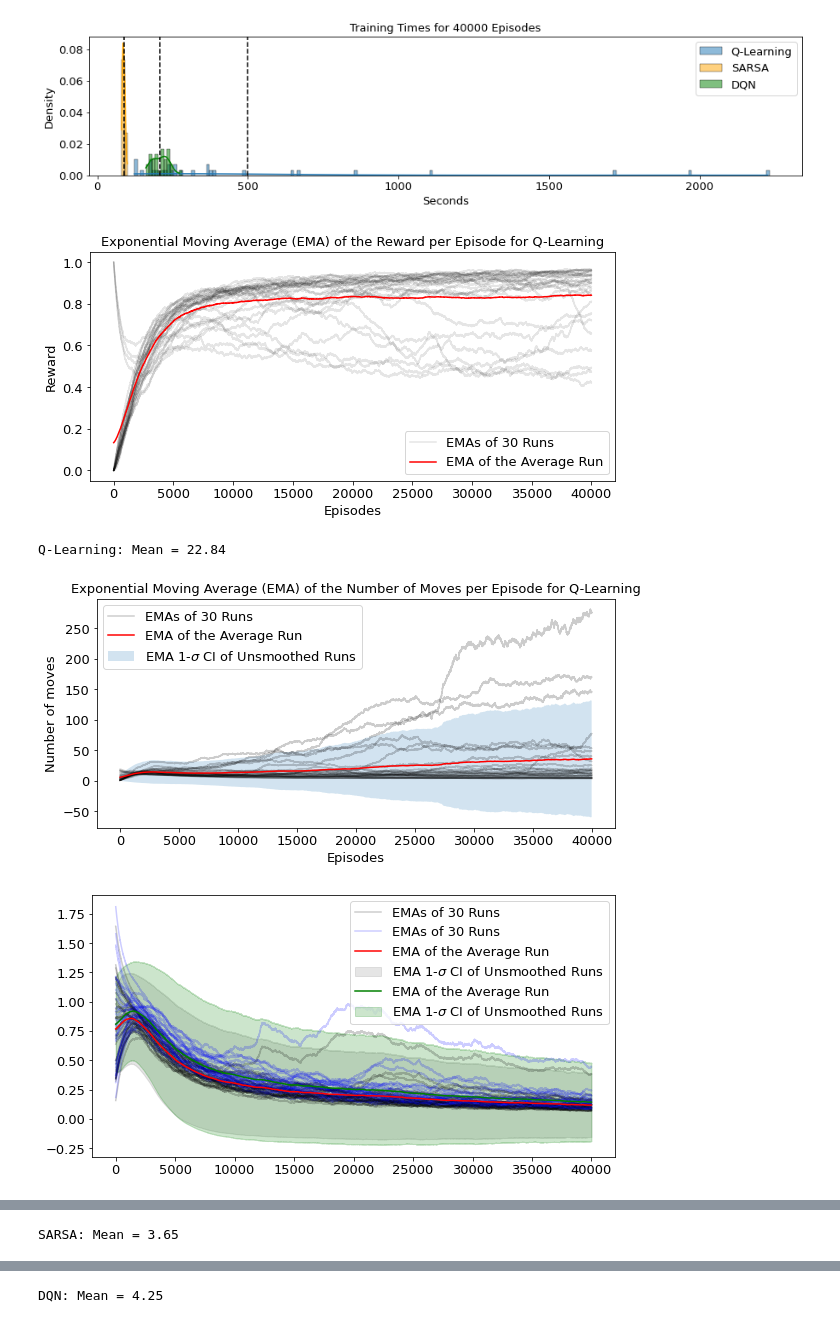
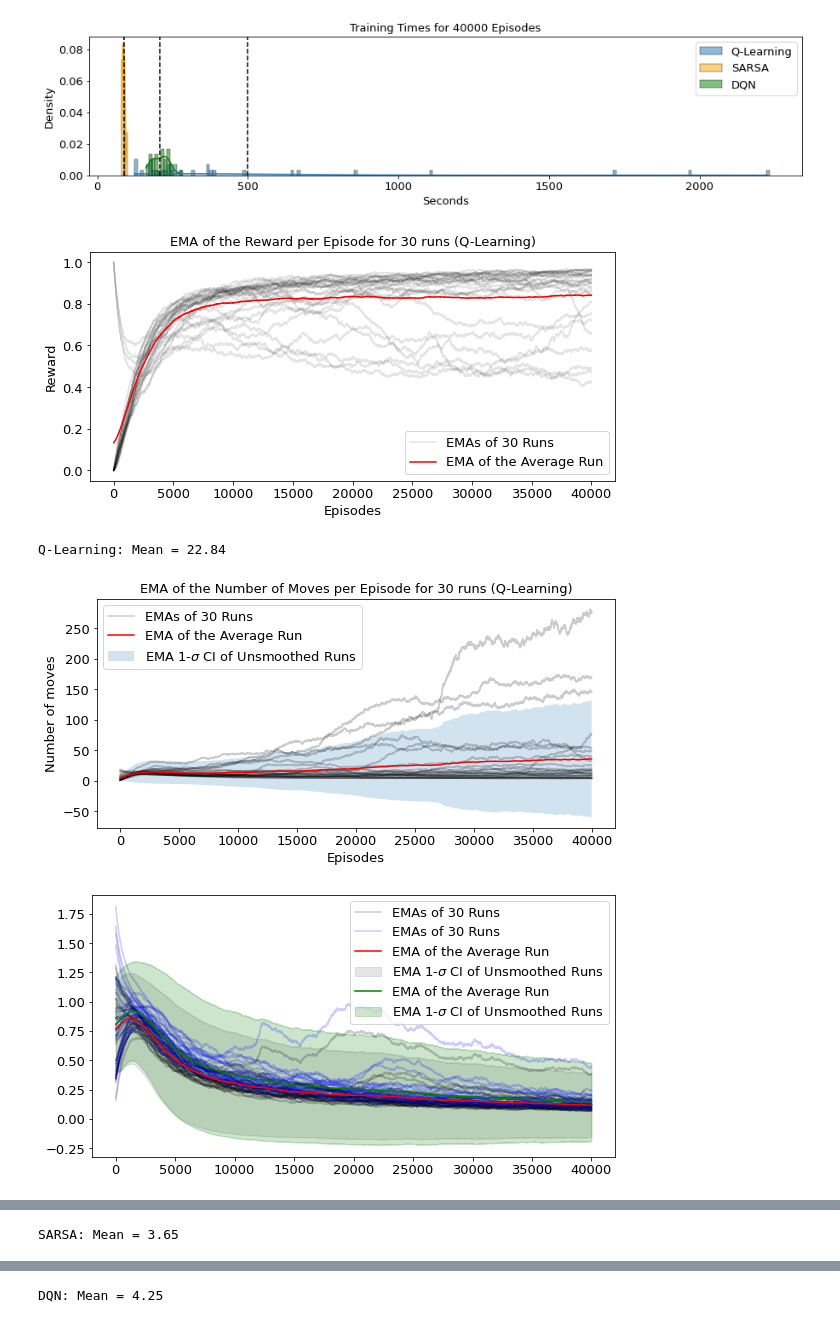
Before and after one commit to TwoDigitsOneNumber/IntroRL_ChessAssignment, a Jupyter notebook: assignment/code/Assignment_Compare_Algoritms.ipynb, the cells around one changed output, grey strips where cells are left out. Cells and saved outputs as stored; diff of their text form; code cells hidden in the pictures.

```diff
--- a/assignment/code/Assignment_Compare_Algoritms.ipynb
+++ b/assignment/code/Assignment_Compare_Algoritms.ipynb
@@ -167,7 +167,7 @@ def plot_avg_rewards(method):
     # ax.fill_between(np.arange(len(R_mean)), lower_bound, upper_bound, alpha=0.2, label="1 Sigma Confidence Interval")
 
     ax.legend()
-    ax.set_title(f"Exponential Moving Average (EMA) of the Reward per Episode for {printable_name(method)}")
+    ax.set_title(f"EMA of the Reward per Episode for {n_runs} runs ({printable_name(method)})")
     ax.set_xlabel("Episodes")
     ax.set_ylabel("Reward")
 
@@ -197,7 +197,7 @@ def plot_avg_n_moves(method):
     ax.fill_between(np.arange(len(N_moves_mean)), ema-N_moves_std, ema+N_moves_std, alpha=0.2, label=r"EMA 1-$\sigma$ CI of Unsmoothed Runs")
 
     ax.legend()
-    ax.set_title(f"Exponential Moving Average (EMA) of the Number of Moves per Episode for {printable_name(method)}")
+    ax.set_title(f"EMA of the Number of Moves per Episode for {n_runs} runs ({printable_name(method)})")
     # ax.set_ylim(0, 20)
     ax.set_ylabel("Number of moves")
     ax.set_xlabel("Episodes")
@@ -224,33 +224,33 @@ def plot_avg_gradients(method):
         nn = load_from(method, "relu", None, name_extension=f"run_{i}")
         ax.plot(exponential_moving_average(nn.dL_dW1_norm_history), alpha=0.2, color="black")
         ax.plot(exponential_moving_average(nn.dL_dW2_norm_history), alpha=0.2, color="blue")
     nn = load_from(method, "relu", None, name_extension=f"run_{n_runs-1}")
     ax.plot(exponential_moving_average(nn.dL_dW1_norm_history), alpha=0.2, color="black", label=f"EMAs of {n_runs} Runs")
     ax.plot(exponential_moving_average(nn.dL_dW2_norm_history), alpha=0.2, color="blue", label=f"EMAs of {n_runs} Runs")
 
     ax.plot(exponential_moving_average(g1_mean), label="EMA of the Average Run", color="red")
     ax.fill_between(np.arange(len(g1_mean)), ema_g1-g1_std, ema_g1+g1_std, alpha=0.2, label=r"EMA 1-$\sigma$ CI of Unsmoothed Runs", color='gray')
 
     ax.plot(exponential_moving_average(g2_mean), label="EMA of the Average Run", color="green")
     ax.fill_between(np.arange(len(g2_mean)), ema_g2-g2_std, ema_g2+g2_std, alpha=0.2, label=r"EMA 1-$\sigma$ CI of Unsmoothed Runs", color='green')
 
     ax.legend()
 
 
 
 plot_avg_rewards("qlearning")
 plot_avg_n_moves("qlearning")
 plot_avg_gradients("qlearning")
 
 plot_avg_rewards("sarsa")
 plot_avg_n_moves("sarsa")
 plot_avg_gradients("sarsa")
 
 plot_avg_rewards("dqn")
 plot_avg_n_moves("dqn")
 plot_avg_gradients("dqn")
 # %% [output]
-[figure, old version]
+[figure, new version]
 Q-Learning: Mean = 22.84
-[figure, old version]
+[figure, new version]
 [figure]
```
Also changed, not shown: parts of 1 cell of this notebook, 20 other files.
